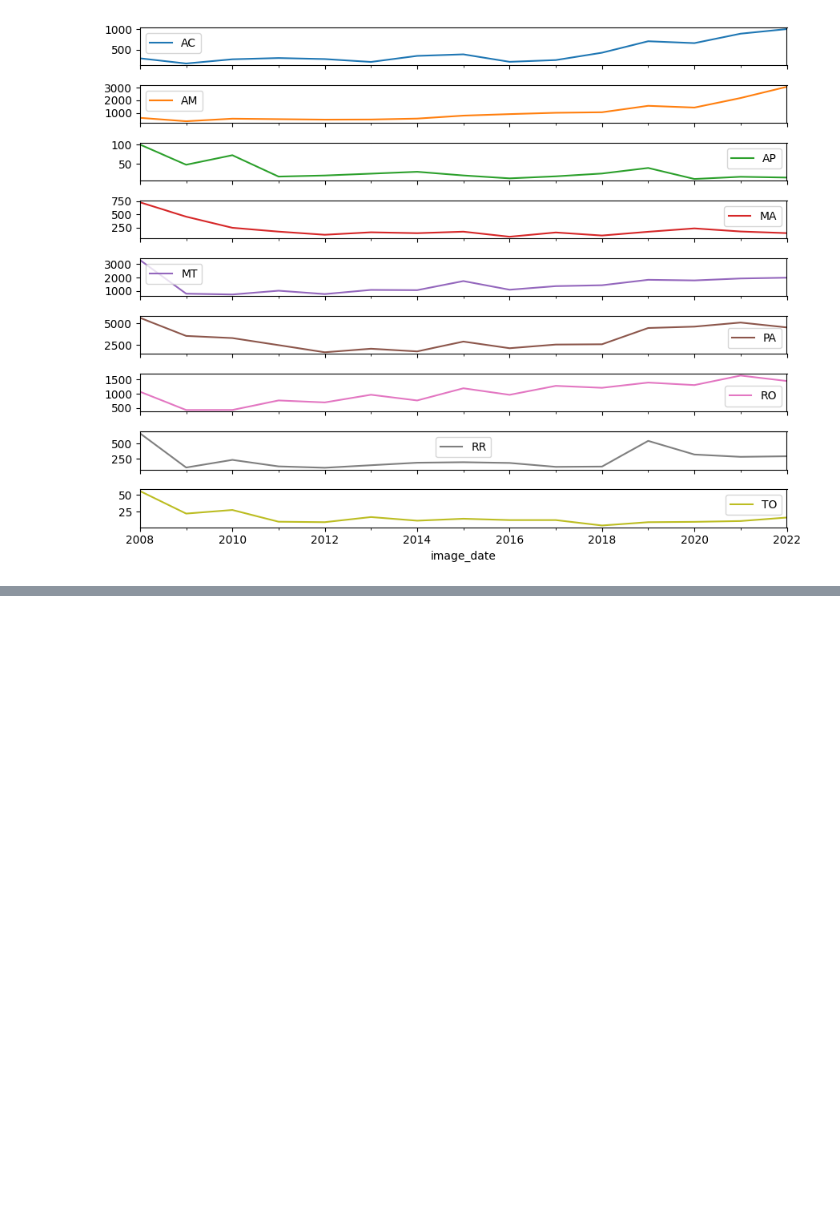
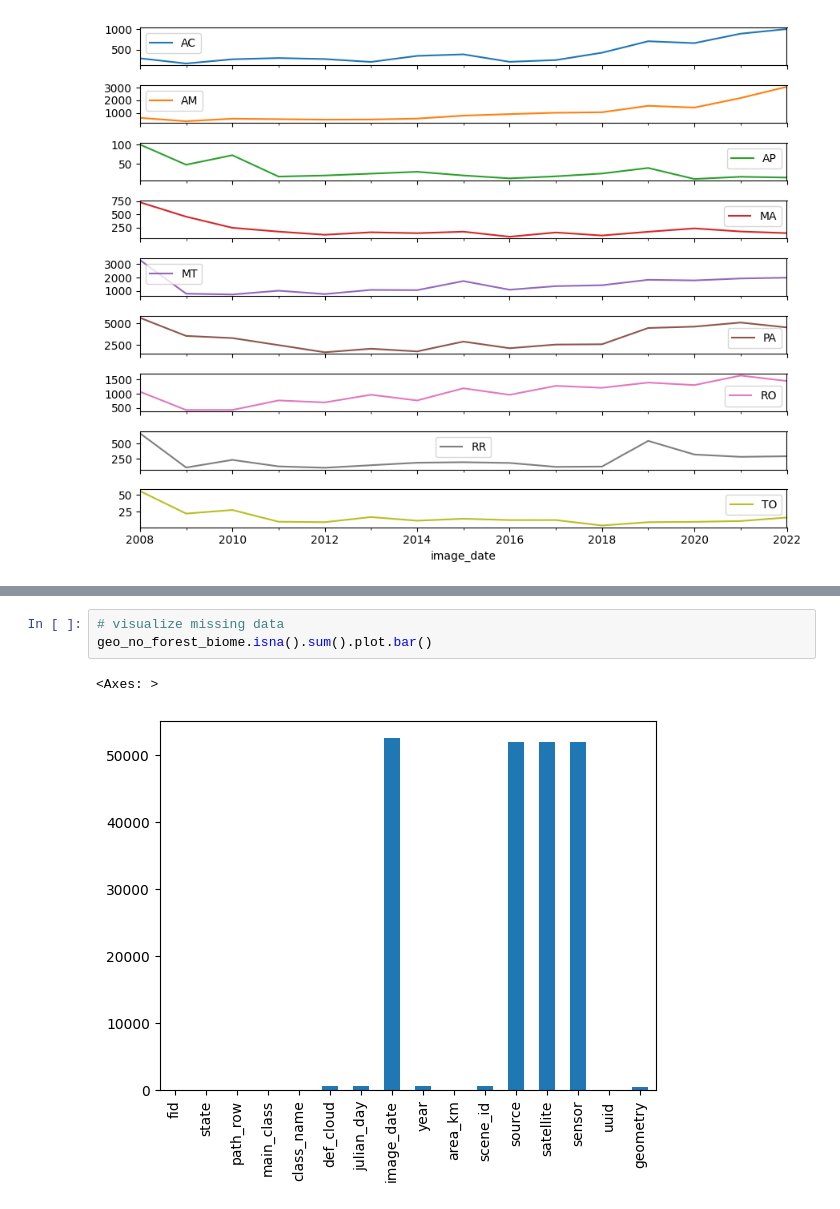
Before and after one commit to t4ai/amazon-deforestation-forecasting, a Jupyter notebook: amazon-deforestation-forecasting.ipynb, the cells around one changed output, grey strips where cells are left out. Cells and saved outputs as stored; diff of their text form; blank space fills up the shorter version.

```diff
--- a/amazon-deforestation-forecasting.ipynb
+++ b/amazon-deforestation-forecasting.ipynb
@@ -145,0 +264,6 @@ plt.tight_layout()
+# %%
+# visualize missing data
+geo_no_forest_biome.isna().sum().plot.bar()
+# %% [output]
+<Axes: >
+[figure, added]
```
Also changed, not shown: parts of 51 cells of this notebook.
